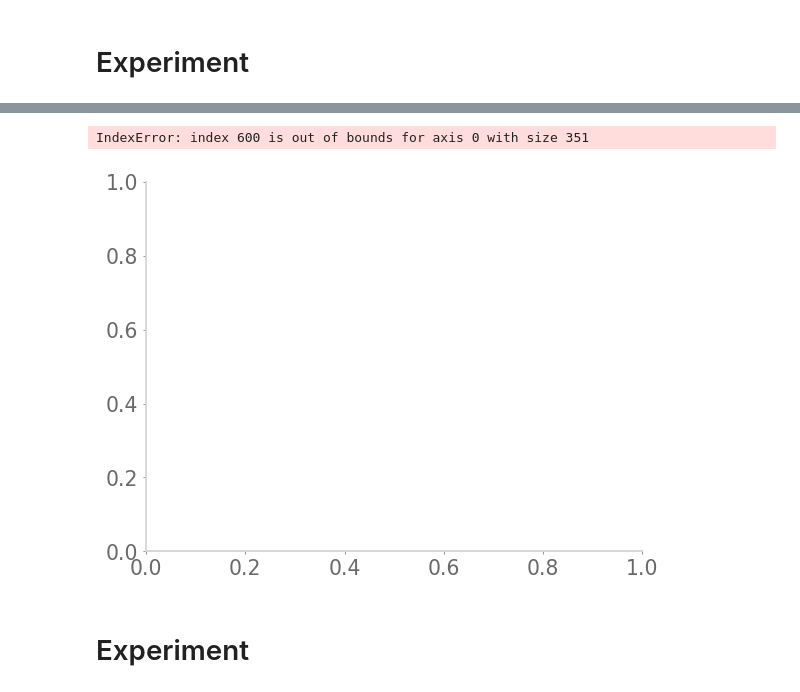
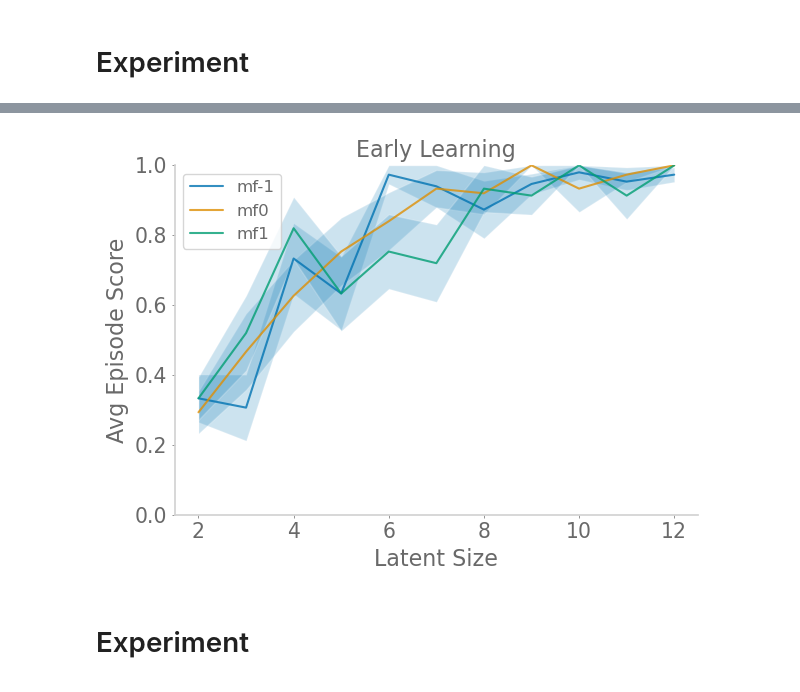
Before and after one commit to chingf/auxrl, a Jupyter notebook: notebooks/04-gridworld-sweep-results.ipynb, the cells around one changed output, grey strips where cells are left out. Drawn from its saved outputs; the diff is of its cells as text; code cells hidden in the pictures.

```diff
--- a/notebooks/04-gridworld-sweep-results.ipynb
+++ b/notebooks/04-gridworld-sweep-results.ipynb
@@ -149,0 +168,4 @@ plot(
+# %%
+zs = np.arange(2, 13)
+# %%
+task_df = get_df('new_gridworld8x8_shuffobs', zs, 'dm')
@@ -150,22 +188,21 @@ plot(
 # %%
 colors = cm.get_cmap('Oranges')
 c_steps = np.linspace(0.4, 0.8, 4, endpoint=True)
 plot(
     task_df, 'valid_score',
-    600,
+    350,
     smooth_line=False, smooth_n=20,
-    fnames=['mf0', 'entro1', 'g0_-2_entro-2', 'g0.25_-3_entro-1', 'g0.5_-3_entro-1', 'g0.8_-4_entro0'],
-    fname_labels=[
-        'MF', 'MF + N [lr=1E-1]',
-        'MF + N [lr=1E-2] + P [$\gamma=0$, lr=1E-2]',
-        'MF + N [lr=1E-1] + P [$\gamma=0.25$, lr=1E-3]',
-        'MF + N [lr=1E-1] + P [$\gamma=0.5$, lr=1E-3]',
-        'MF + N [lr=1E0] + P [$\gamma=0.8$, lr=1E-4]'],
+    fnames=['mf-1', 'mf0', 'mf1'],
+#     fname_labels=[
+#         'MF', 'MF + N [lr=1E0]',
+#         'MF + N [lr=1E0] + P [$\gamma=0$, lr=1E-2]',
+#         'MF + N [lr=1E0] + P [$\gamma=0.25$, lr=1E-3]',
+#         'MF + N [lr=1E0] + P [$\gamma=0.5$, lr=1E-3]',
+#         'MF + N [lr=1E0] + P [$\gamma=0.8$, lr=1E-4]'],
     smooth_plot=False,
-    figname='gridworld6x6_taskA_late',
-    colors=['C0', 'C2', colors(c_steps[0]), colors(c_steps[1]), colors(c_steps[2]), colors(c_steps[3])],
-    plot_title='Late Learning', ylim=(0,1)
+    figname='gridworld6x6_taskA_early',
+    #colors=['C0', 'C2', colors(c_steps[0]), colors(c_steps[1]), colors(c_steps[2]), colors(c_steps[3])],
+    plot_title='Early Learning', ylim=(0,1)
     )
 # %% [output]
-IndexError: index 600 is out of bounds for axis 0 with size 351
-[figure, old version]
+[figure, new version]
```
Also changed, not shown: parts of 8 cells of this notebook, 3 other files.
